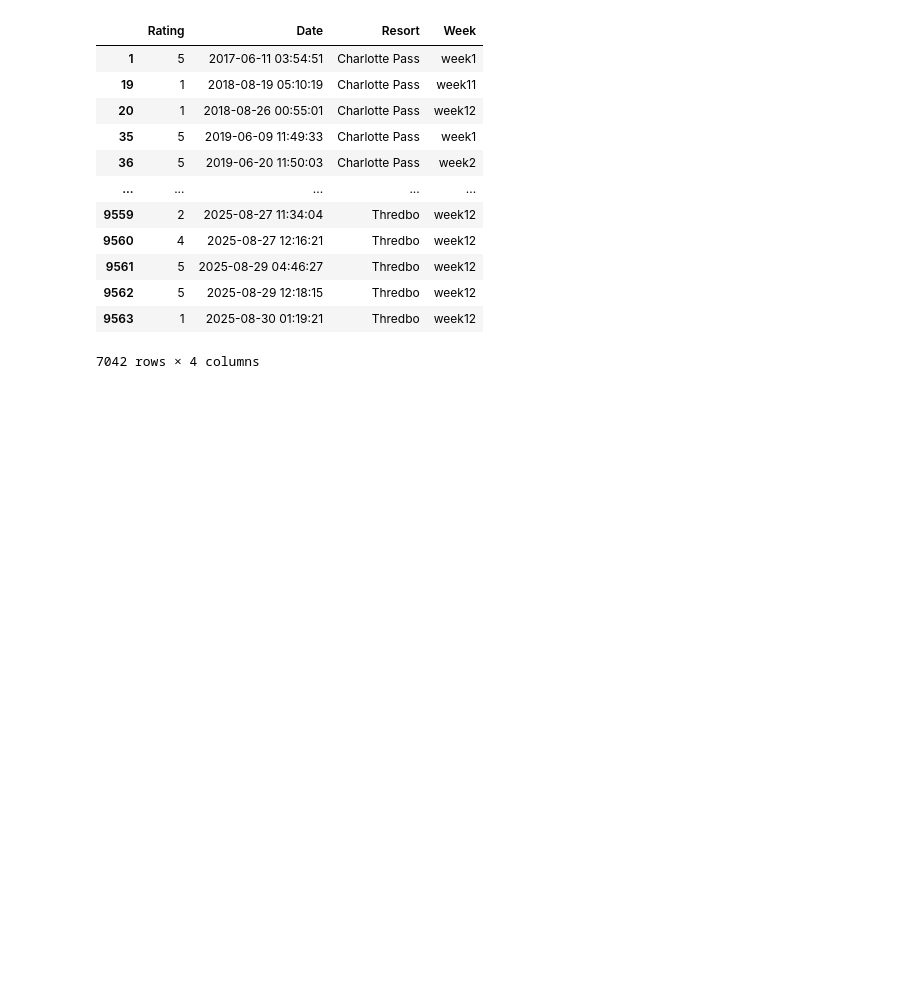
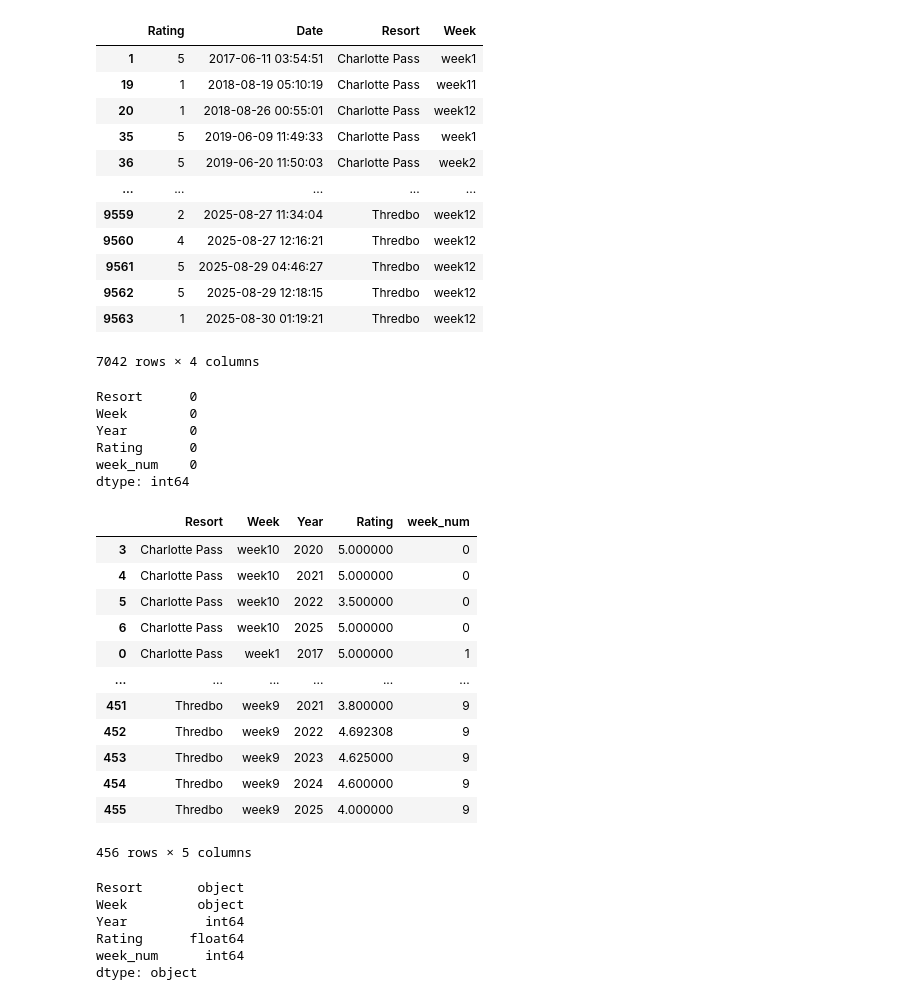
Before and after one commit to affogato-lab/datathon-braincells, a Jupyter notebook: cleaning_review.ipynb, the cells around one changed output. Cells and saved outputs as stored; diff of their text form; code cells hidden in the pictures; blank space fills up the shorter version.

```diff
--- a/cleaning_review.ipynb
+++ b/cleaning_review.ipynb
@@ -64,0 +70,34 @@ ratings.to_csv('ratings.csv')
+# %%
+ratings.isnull().sum()
+# %% [output]
+Resort      0
+Week        0
+Year        0
+Rating      0
+week_num    0
+dtype: int64
+# %%
+ratings
+# %% [output]
+|  | Resort | Week | Year | Rating | week_num |
+| 3 | Charlotte Pass | week10 | 2020 | 5.000000 | 0 |
+| 4 | Charlotte Pass | week10 | 2021 | 5.000000 | 0 |
+| 5 | Charlotte Pass | week10 | 2022 | 3.500000 | 0 |
+| 6 | Charlotte Pass | week10 | 2025 | 5.000000 | 0 |
+| 0 | Charlotte Pass | week1 | 2017 | 5.000000 | 1 |
+| ... | ... | ... | ... | ... | ... |
+| 451 | Thredbo | week9 | 2021 | 3.800000 | 9 |
+| 452 | Thredbo | week9 | 2022 | 4.692308 | 9 |
+| 453 | Thredbo | week9 | 2023 | 4.625000 | 9 |
+| 454 | Thredbo | week9 | 2024 | 4.600000 | 9 |
+| 455 | Thredbo | week9 | 2025 | 4.000000 | 9 |
+456 rows × 5 columns
+# %%
+ratings.dtypes
+# %% [output]
+Resort       object
+Week         object
+Year          int64
+Rating      float64
+week_num      int64
+dtype: object
```
Also changed, not shown: parts of 12 cells of this notebook, 6 other files.
